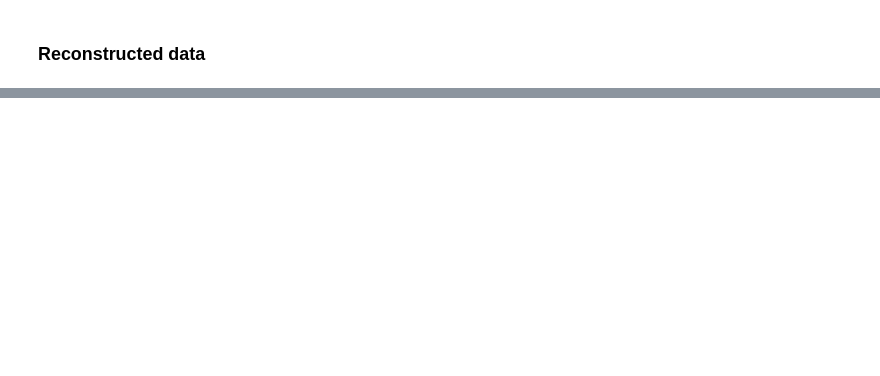
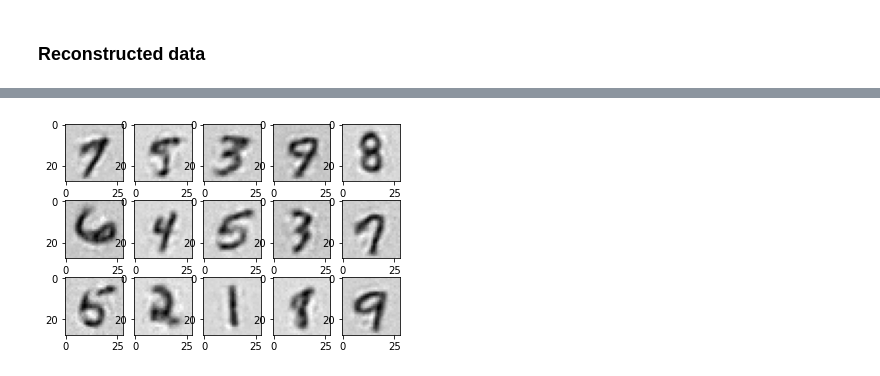
Before and after one commit to Koukyosyumei/Attack_SplitNN, a Jupyter notebook: examples/Black_Box_Model_Inversion.ipynb, the cells around one changed output, grey strips where cells are left out. Saved outputs shown, nothing was run; the diff lists cells and outputs as text; code cells hidden in the pictures; blank space fills up the shorter version.

```diff
--- a/examples/Black_Box_Model_Inversion.ipynb
+++ b/examples/Black_Box_Model_Inversion.ipynb
@@ -228,0 +288,8 @@ plt.show()
+# %%
+attacker = Attacker()
+attacker = attacker.to(device)
+
+opt_3 = optim.Adam(attacker.parameters(), lr=1e-3)
+
+bbmi = Black_Box_Model_Inversion(splitnn, attacker, opt_3)
+bbmi.attack(attack_dataloader, 15)
@@ -228,0 +312,3 @@ plt.show()
+# %%
+attack_result = bbmi.predict(victim_test_dataloader)
+attack_result = attack_result.detach().numpy()
@@ -228,0 +326,8 @@ plt.show()
+# %%
+for i in range(1,16):
+    plt.subplot(3,5,i)
+    plt.imshow(attack_result[i-1].reshape(28,28),cmap='gray_r')
+#plt.title("reconstructed data")
+plt.show()
+# %% [output]
+[figure, added]
```
Also changed, not shown: parts of 12 cells of this notebook, 1 other file.
